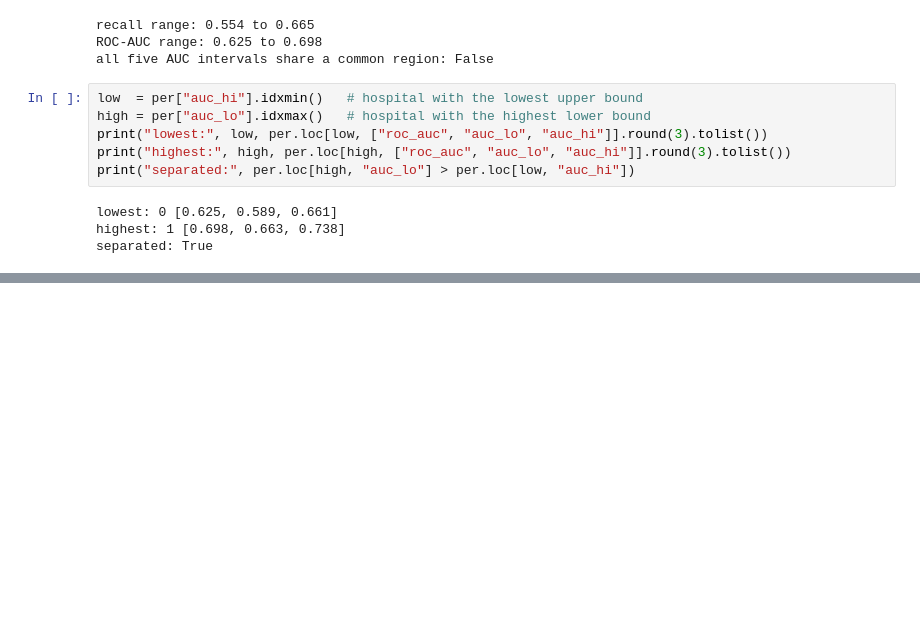
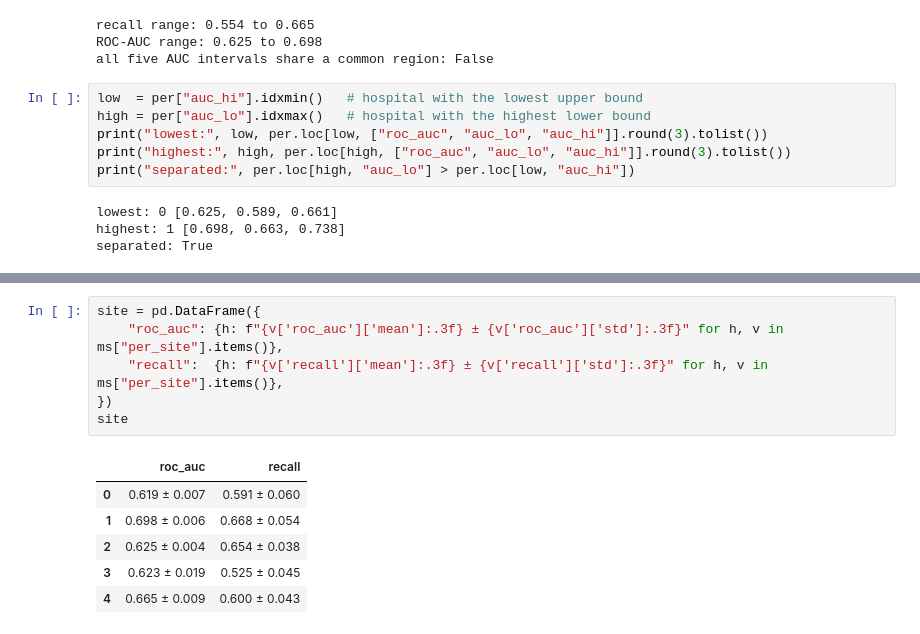
Before and after one commit to sunidhishekar-create/federated-learning-on-hospital-data-, a Jupyter notebook: notebooks/02_centralized_results.ipynb, the cells around one changed output, grey strips where cells are left out. Cells and saved outputs as stored; diff of their text form; blank space fills up the shorter version.

```diff
--- a/notebooks/02_centralized_results.ipynb
+++ b/notebooks/02_centralized_results.ipynb
@@ -105,0 +121,13 @@ separated: True
+# %%
+site = pd.DataFrame({
+    "roc_auc": {h: f"{v['roc_auc']['mean']:.3f} ± {v['roc_auc']['std']:.3f}" for h, v in ms["per_site"].items()},
+    "recall":  {h: f"{v['recall']['mean']:.3f} ± {v['recall']['std']:.3f}" for h, v in ms["per_site"].items()},
+})
+site
+# %% [output]
+|  | roc_auc | recall |
+| 0 | 0.619 ± 0.007 | 0.591 ± 0.060 |
+| 1 | 0.698 ± 0.006 | 0.668 ± 0.054 |
+| 2 | 0.625 ± 0.004 | 0.654 ± 0.038 |
+| 3 | 0.623 ± 0.019 | 0.525 ± 0.045 |
+| 4 | 0.665 ± 0.009 | 0.600 ± 0.043 |
```
Also changed, not shown: parts of 6 cells of this notebook, 6 other files.
